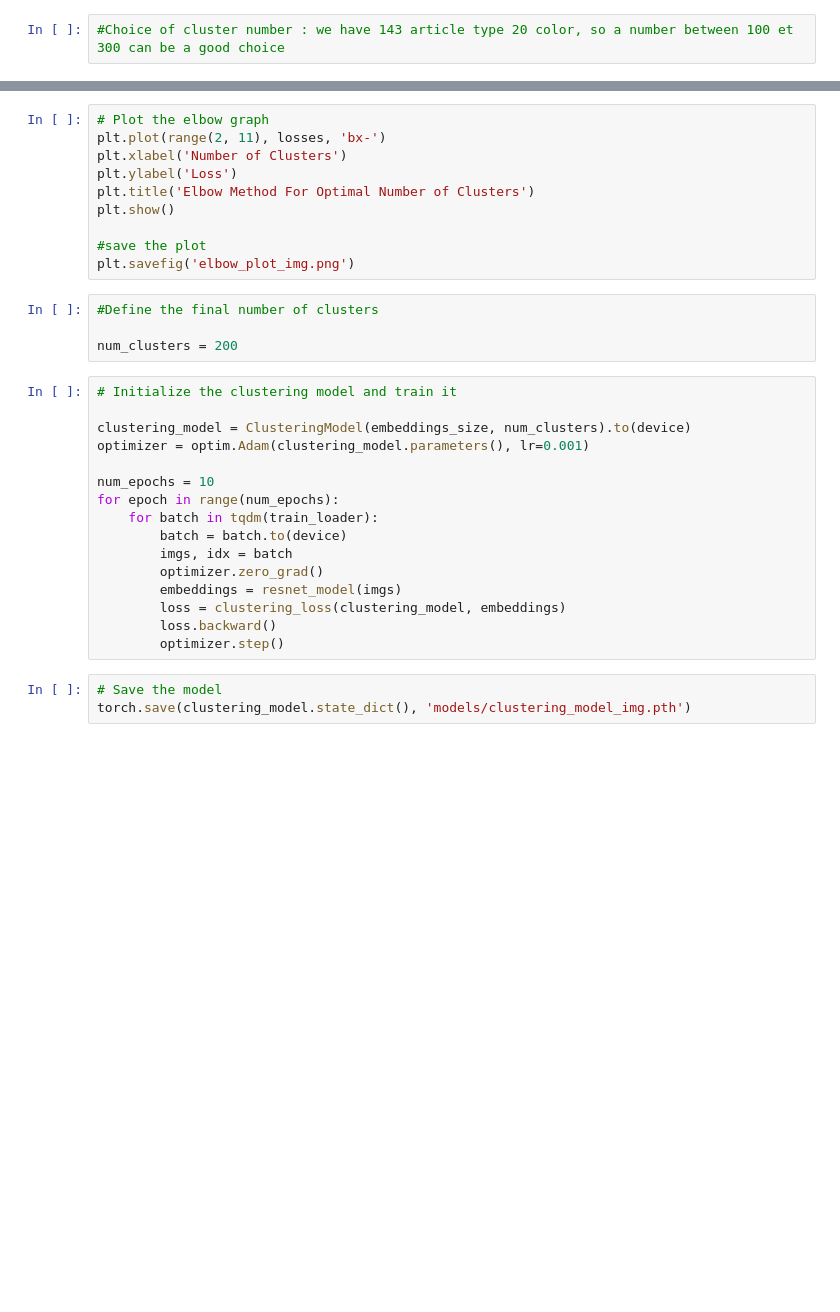
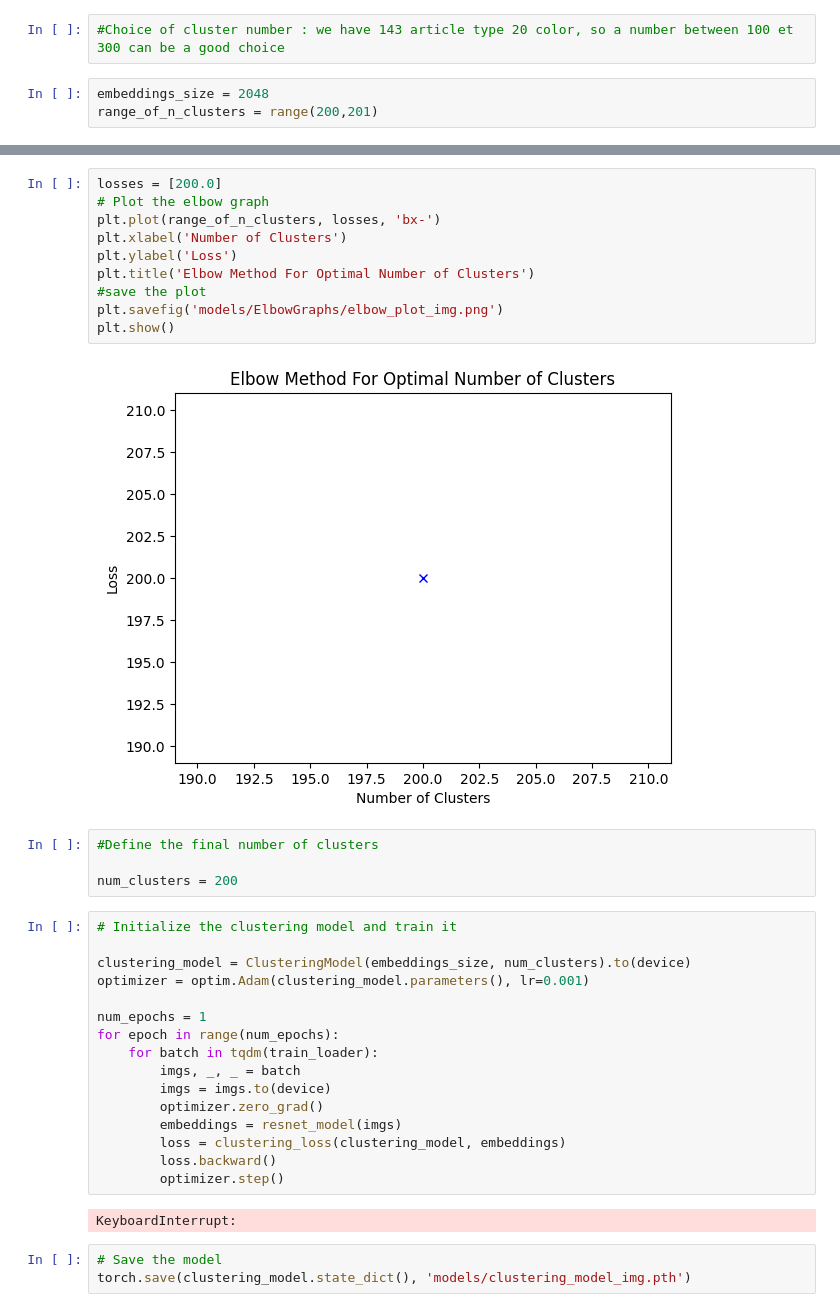
Before and after one commit to Emma-IA/Clothes-similarity, a Jupyter notebook: clustering_img.ipynb, the cells around one changed output, grey strips where cells are left out. Drawn from its saved outputs; the diff is of its cells as text; blank space fills up the shorter version.

Commit message:
clustering_img.ipynb tested

```diff
--- a/clustering_img.ipynb
+++ b/clustering_img.ipynb
@@ -86,3 +86,6 @@ test_loader = DataLoader(test_dataset, batch_size=32, shuffle=True)
 # %%
 #Choice of cluster number : we have 143 article type 20 color, so a number between 100 et 300 can be a good choice
+# %%
+embeddings_size = 2048
+range_of_n_clusters = range(200,201)
 # %%
@@ -114,13 +119,15 @@ for num_clusters in range(100, 300, 30):  # Adjust the range as needed
 # %%
+losses = [200.0]
 # Plot the elbow graph
-plt.plot(range(2, 11), losses, 'bx-')
+plt.plot(range_of_n_clusters, losses, 'bx-')
 plt.xlabel('Number of Clusters')
 plt.ylabel('Loss')
 plt.title('Elbow Method For Optimal Number of Clusters')
+#save the plot
+plt.savefig('models/ElbowGraphs/elbow_plot_img.png')
 plt.show()
-
-#save the plot
-plt.savefig('elbow_plot_img.png')
+# %% [output]
+[figure, added]
 # %%
 #Define the final number of clusters
 
@@ -131,16 +138,18 @@ num_clusters = 200
 clustering_model = ClusteringModel(embeddings_size, num_clusters).to(device)
 optimizer = optim.Adam(clustering_model.parameters(), lr=0.001)
 
-num_epochs = 10
+num_epochs = 1
 for epoch in range(num_epochs):
     for batch in tqdm(train_loader):
-        batch = batch.to(device)
-        imgs, idx = batch
+        imgs, _, _ = batch
+        imgs = imgs.to(device)
         optimizer.zero_grad()
         embeddings = resnet_model(imgs)
         loss = clustering_loss(clustering_model, embeddings)
         loss.backward()
         optimizer.step()
+# %% [output]
+KeyboardInterrupt:
 # %%
 # Save the model
 torch.save(clustering_model.state_dict(), 'models/clustering_model_img.pth')
```
Also changed, not shown: parts of 5 cells of this notebook, 8 other files.
